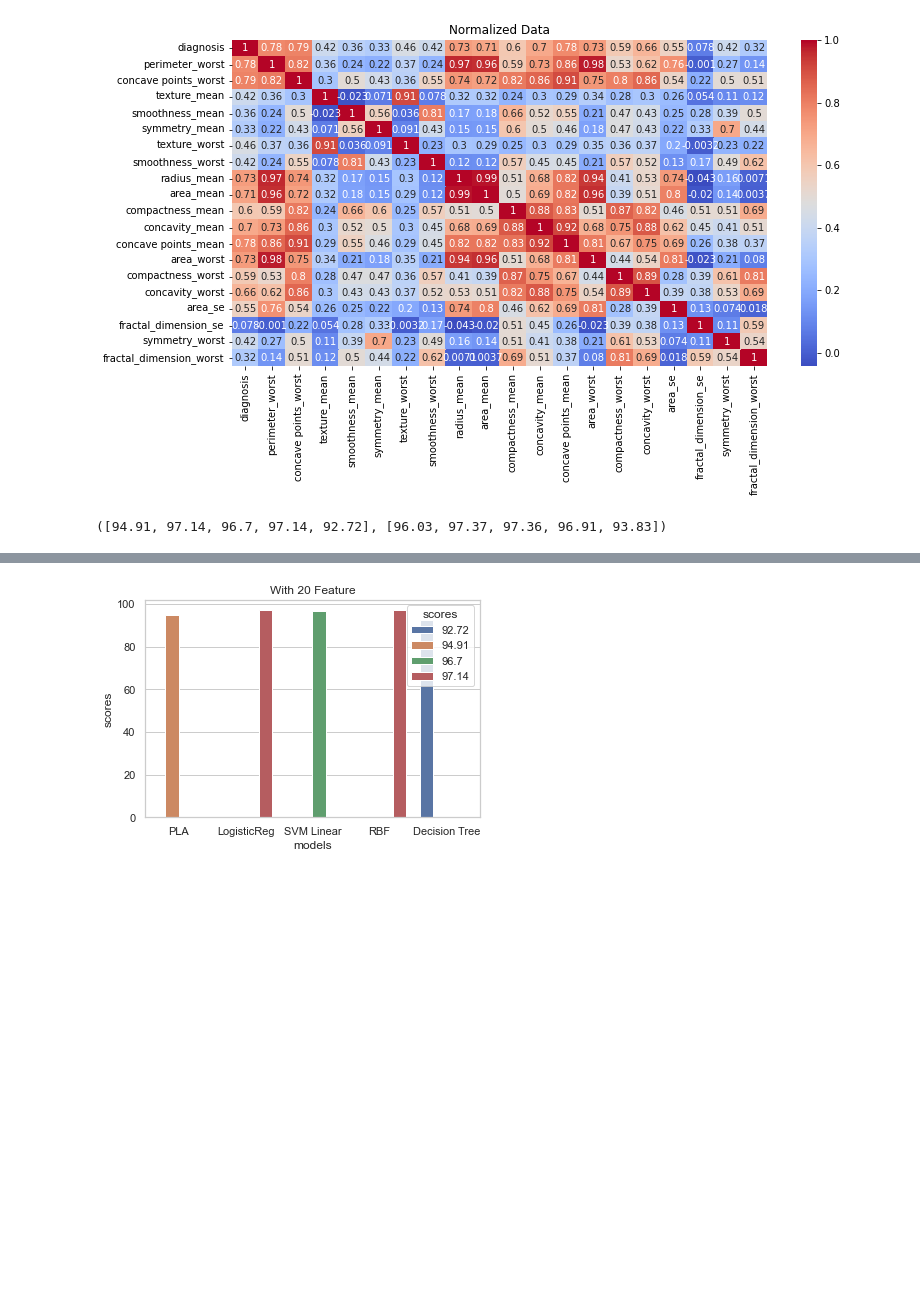
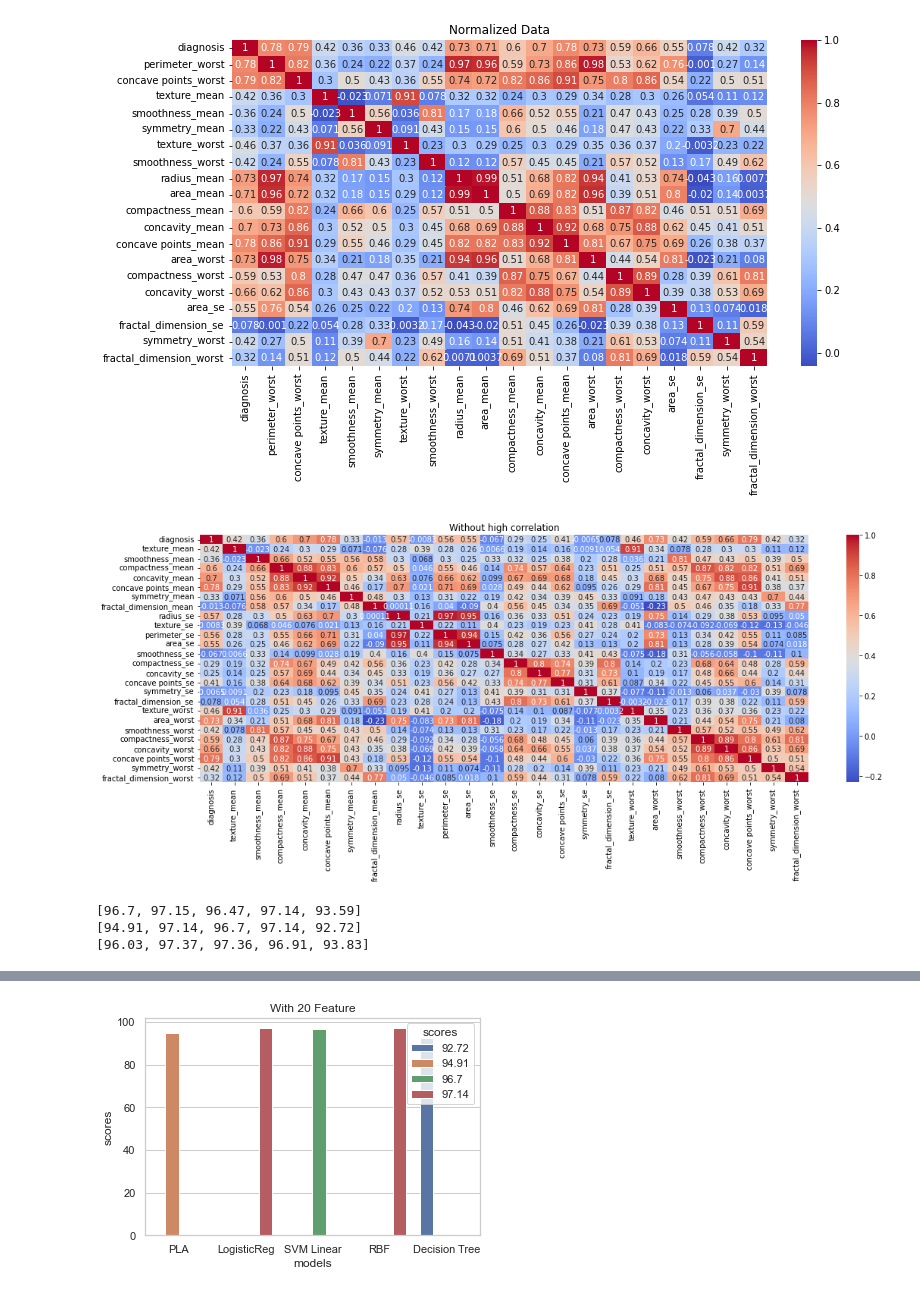
Before and after one commit to muhammed-oztel/CSE4088_ML_Term_Project, a Jupyter notebook: data.ipynb, the cells around one changed output, grey strips where cells are left out. Saved outputs shown, nothing was run; the diff lists cells and outputs as text; code cells hidden in the pictures; blank space fills up the shorter version.

Commit message:
raw data  scores added

```diff
--- a/data.ipynb
+++ b/data.ipynb
@@ -131,4 +131,13 @@ plt.title("Normalized Data")
 plt.show()
 # %% [output]
 [figure]
+# %%
+#plotting the corellation matrix
+corr = df_cor.corr()
+plt.figure(figsize=(18,6))
+sns.heatmap(corr, cmap='coolwarm', annot = True)
+plt.title("Without high correlation")
+plt.show()
+# %% [output]
+[figure, added]
 # %%
@@ -196,6 +218,10 @@ def find_scores(X_train, y_train):
 scores_20, clfs_20 = find_scores(X_train20, y_train20)
 scores_cor, clfs_cor = find_scores(X_train_cor, y_train_cor)
-# %%
-scores_20, scores_cor
-# %% [output]
-([94.91, 97.14, 96.7, 97.14, 92.72], [96.03, 97.37, 97.36, 96.91, 93.83])
+# %%
+print(scores)
+print(scores_20)
+print(scores_cor)
+# %% [output]
+[96.7, 97.15, 96.47, 97.14, 93.59]
+[94.91, 97.14, 96.7, 97.14, 92.72]
+[96.03, 97.37, 97.36, 96.91, 93.83]
```
Also changed, not shown: parts of 3 cells of this notebook.
